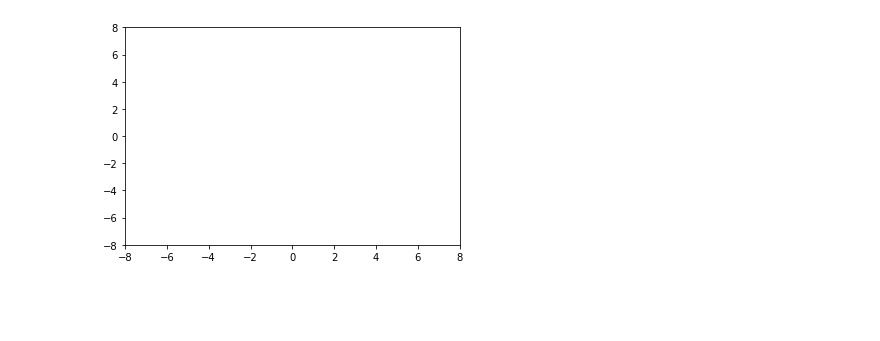
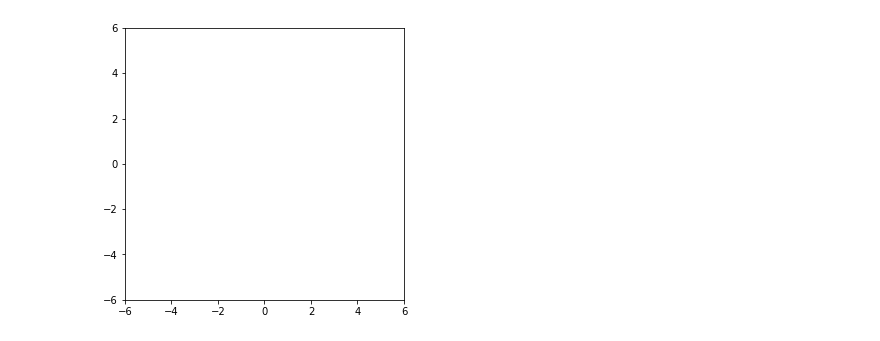
Before and after one commit to ermongroup/a-nice-mc, a Jupyter notebook: figs/animation.ipynb, the cells around one changed output. Drawn from its saved outputs; the diff is of its cells as text; code cells hidden in the pictures; blank space fills up the shorter version.

```diff
--- a/figs/animation.ipynb
+++ b/figs/animation.ipynb
@@ -9,11 +35,11 @@ rc('animation', html='html5')
 # %%
-data = np.load('mog2_trajectory.npy')
-fig, ax = plt.subplots()
+data = np.load('hmc_lord_of_rings.npy')
+fig, ax = plt.subplots(figsize=(5, 5))
 
-ax.set_xlim((-8, 8))
-ax.set_ylim((-8, 8))
+ax.set_xlim((-6, 6))
+ax.set_ylim((-6, 6))
 
 sca, = ax.plot([], [], 'x')
 # %% [output]
-[figure, old version]
+[figure, new version]
 # %%
```
Also changed, not shown: parts of 7 cells of this notebook, 4 other files.
